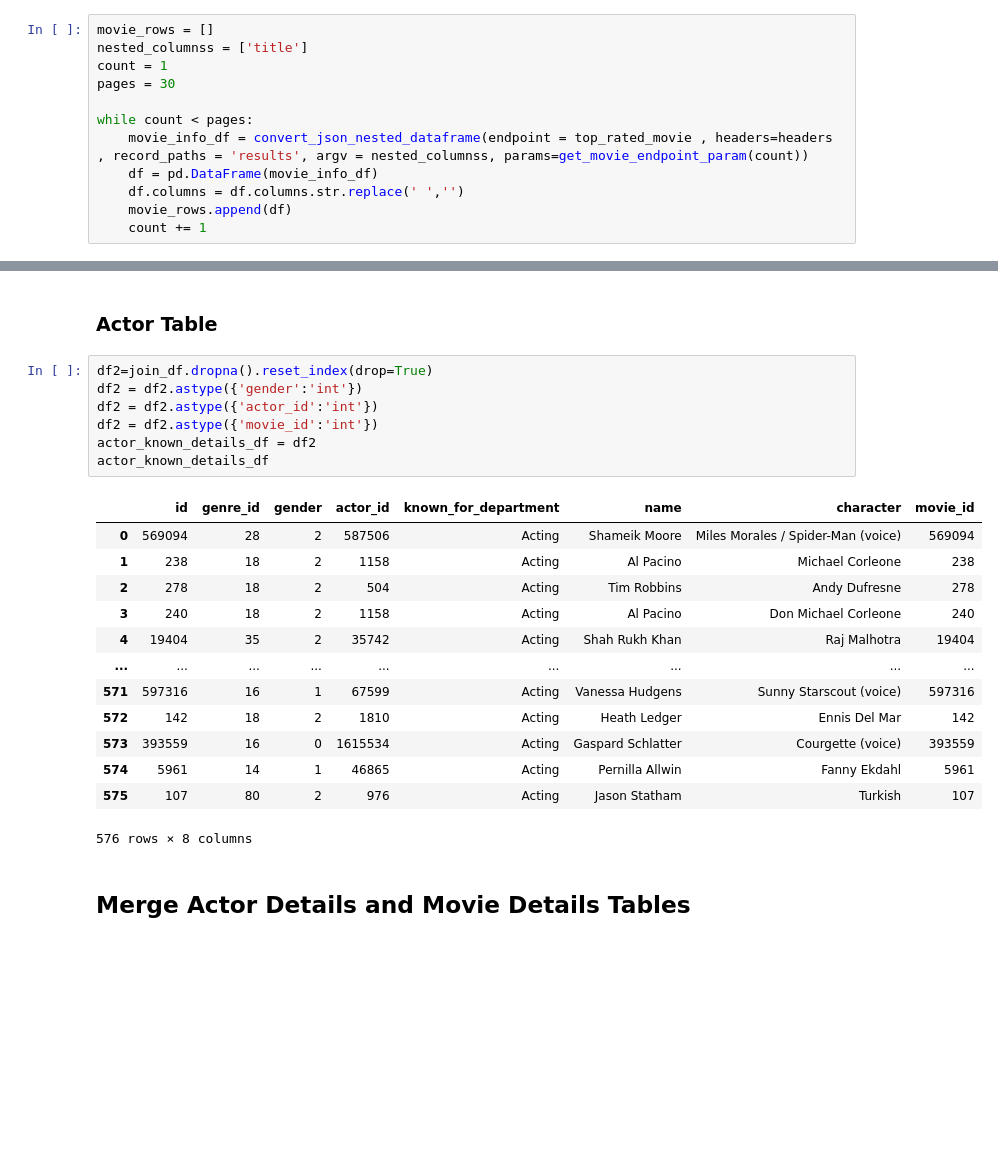
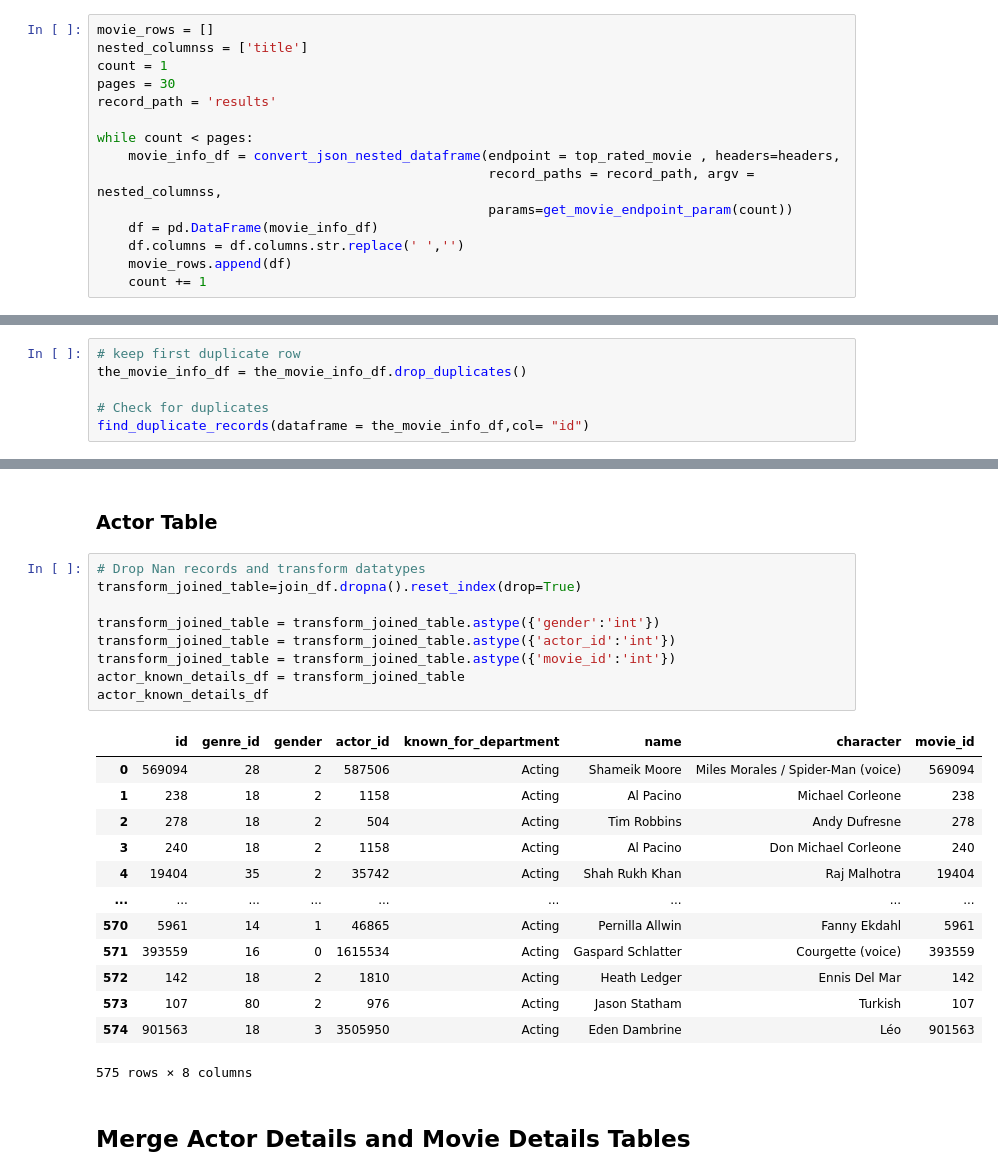
Before and after one commit to Bambi-Forest/tmdb-api-connection, a Jupyter notebook: The Movie Database API/connection.ipynb, the cells around one changed output, grey strips where cells are left out. Cells and saved outputs as stored; diff of their text form; blank space fills up the shorter version.

```diff
--- a/The Movie Database API/connection.ipynb
+++ b/The Movie Database API/connection.ipynb
@@ -183,9 +186,12 @@ movie_rows = []
 nested_columnss = ['title']
 count = 1
 pages = 30
+record_path = 'results'
 
 while count < pages:
-    movie_info_df = convert_json_nested_dataframe(endpoint = top_rated_movie , headers=headers , record_paths = 'results', argv = nested_columnss, params=get_movie_endpoint_param(count))
+    movie_info_df = convert_json_nested_dataframe(endpoint = top_rated_movie , headers=headers,
+                                                  record_paths = record_path, argv = nested_columnss,
+                                                  params=get_movie_endpoint_param(count))
     df = pd.DataFrame(movie_info_df)
     df.columns = df.columns.str.replace(' ','')
     movie_rows.append(df)
@@ -262,0 +278,6 @@ find_duplicate_records(dataframe = the_movie_info_df,col= "id")
+# %%
+# keep first duplicate row
+the_movie_info_df = the_movie_info_df.drop_duplicates()
+
+# Check for duplicates
+find_duplicate_records(dataframe = the_movie_info_df,col= "id")
@@ -400,26 +423,28 @@ join_df[join_df.isna().any(axis=1)]
 # %% [markdown]
 ### Actor Table
 # %%
-df2=join_df.dropna().reset_index(drop=True)
-df2 = df2.astype({'gender':'int'})
-df2 = df2.astype({'actor_id':'int'})
-df2 = df2.astype({'movie_id':'int'})
-actor_known_details_df = df2
+# Drop Nan records and transform datatypes
+transform_joined_table=join_df.dropna().reset_index(drop=True)
+
+transform_joined_table = transform_joined_table.astype({'gender':'int'})
+transform_joined_table = transform_joined_table.astype({'actor_id':'int'})
+transform_joined_table = transform_joined_table.astype({'movie_id':'int'})
+actor_known_details_df = transform_joined_table
 actor_known_details_df
 # %% [output]
 |  | id | genre_id | gender | actor_id | known_for_department | name | character | movie_id |
 | 0 | 569094 | 28 | 2 | 587506 | Acting | Shameik Moore | Miles Morales / Spider-Man (voice) | 569094 |
 | 1 | 238 | 18 | 2 | 1158 | Acting | Al Pacino | Michael Corleone | 238 |
 | 2 | 278 | 18 | 2 | 504 | Acting | Tim Robbins | Andy Dufresne | 278 |
 | 3 | 240 | 18 | 2 | 1158 | Acting | Al Pacino | Don Michael Corleone | 240 |
 | 4 | 19404 | 35 | 2 | 35742 | Acting | Shah Rukh Khan | Raj Malhotra | 19404 |
 | ... | ... | ... | ... | ... | ... | ... | ... | ... |
-| 571 | 597316 | 16 | 1 | 67599 | Acting | Vanessa Hudgens | Sunny Starscout (voice) | 597316 |
+| 570 | 5961 | 14 | 1 | 46865 | Acting | Pernilla Allwin | Fanny Ekdahl | 5961 |
+| 571 | 393559 | 16 | 0 | 1615534 | Acting | Gaspard Schlatter | Courgette (voice) | 393559 |
 | 572 | 142 | 18 | 2 | 1810 | Acting | Heath Ledger | Ennis Del Mar | 142 |
-| 573 | 393559 | 16 | 0 | 1615534 | Acting | Gaspard Schlatter | Courgette (voice) | 393559 |
-| 574 | 5961 | 14 | 1 | 46865 | Acting | Pernilla Allwin | Fanny Ekdahl | 5961 |
-| 575 | 107 | 80 | 2 | 976 | Acting | Jason Statham | Turkish | 107 |
+| 573 | 107 | 80 | 2 | 976 | Acting | Jason Statham | Turkish | 107 |
+| 574 | 901563 | 18 | 3 | 3505950 | Acting | Eden Dambrine | Léo | 901563 |
-576 rows × 8 columns
+575 rows × 8 columns
 # %% [markdown]
 ## Merge Actor Details and Movie Details Tables
 # %%
```
Also changed, not shown: parts of 21 cells of this notebook.
